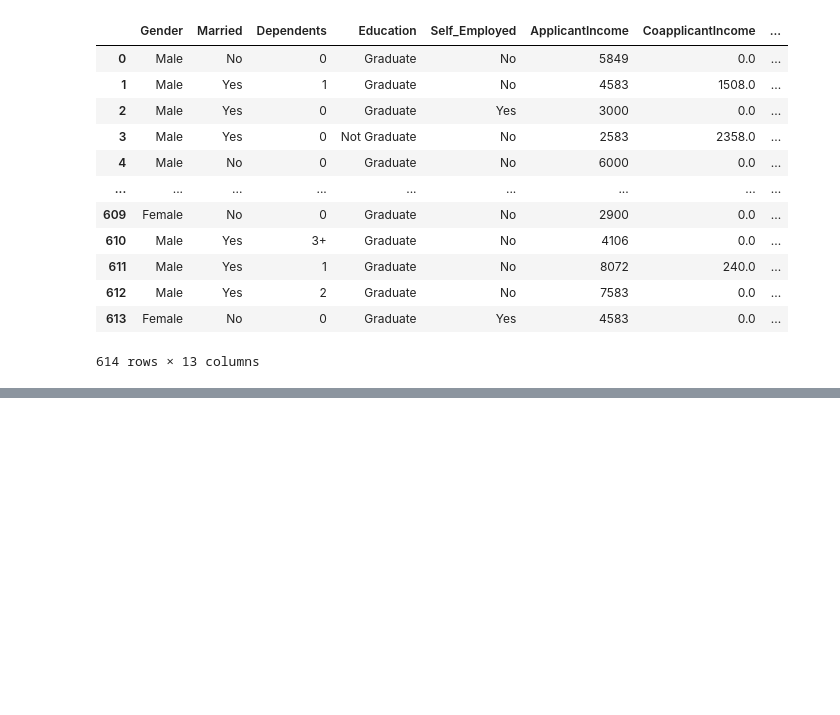
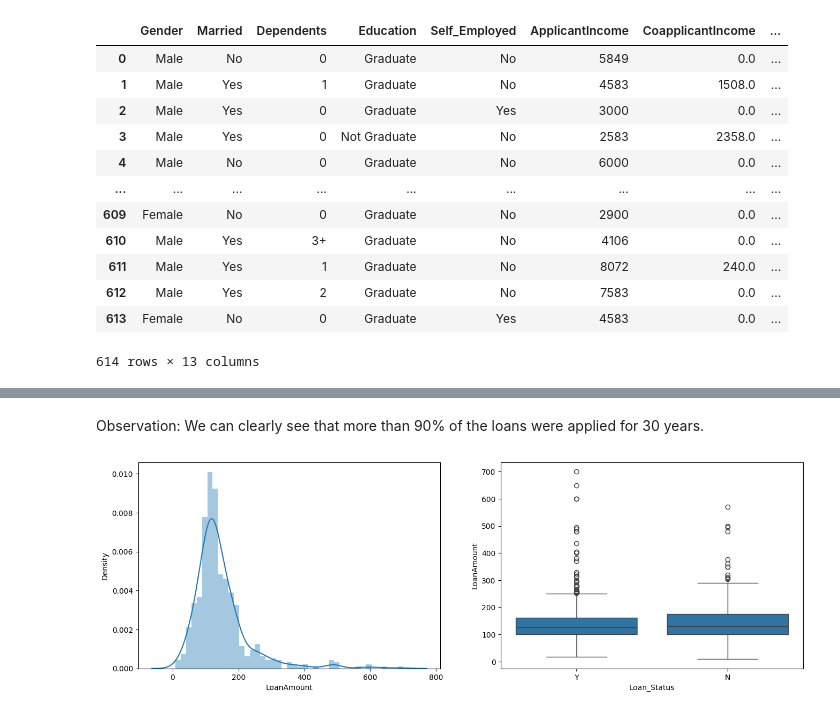
Before and after one commit to Vaishnavi-Gajinkar/Codingwise, a Jupyter notebook: projectsNcasestudies/homeLoanCS.ipynb, the cells around one changed output, grey strips where cells are left out. Saved outputs shown, nothing was run; the diff lists cells and outputs as text; code cells hidden in the pictures; blank space fills up the shorter version.

```diff
--- a/projectsNcasestudies/homeLoanCS.ipynb
+++ b/projectsNcasestudies/homeLoanCS.ipynb
@@ -323,0 +363,15 @@ data
+# %% [markdown]
+Observation: We can clearly see that more than 90% of the loans were applied for 30 years.
+# %%
+# Distribution of "LoanAmount" variable :
+
+plt.figure(figsize=(16,5))
+plt.subplot(121)
+sns.distplot(data['LoanAmount']);
+
+plt.subplot(122)
+sns.boxplot(data=data, x='Loan_Status', y = 'LoanAmount')
+
+plt.show()
+# %% [output]
+[figure, added]
```
Also changed, not shown: parts of 33 cells of this notebook.
